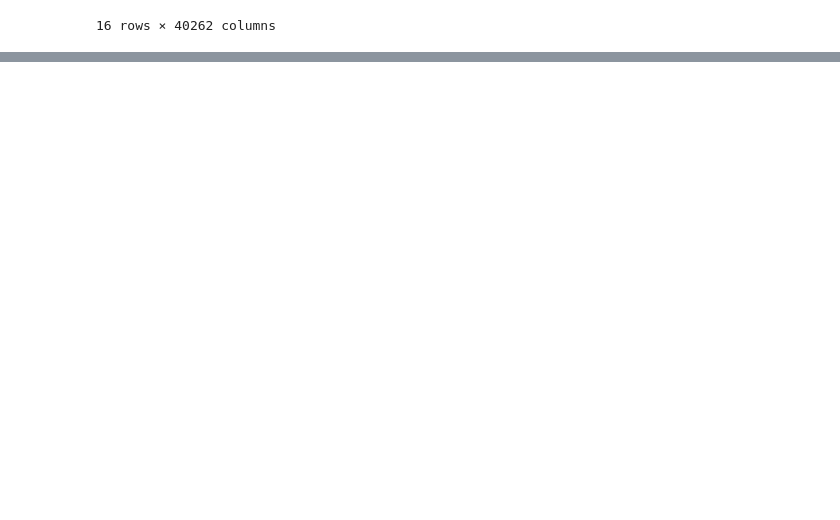
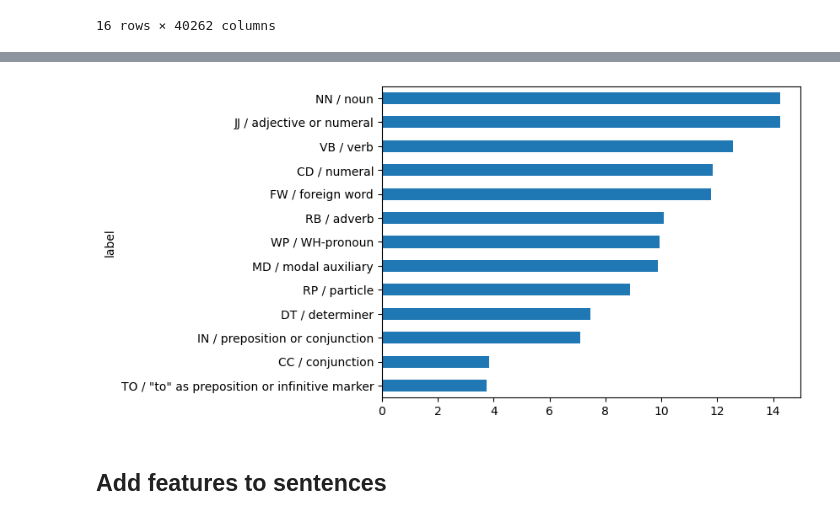
Before and after one commit to ontoligent/DS5001-2023-01-R, a Jupyter notebook: lessons/M04_NLP/M04_02_HMM.ipynb, the cells around one changed output, grey strips where cells are left out. Saved outputs shown, nothing was run; the diff lists cells and outputs as text; code cells hidden in the pictures; blank space fills up the shorter version.

```diff
--- a/lessons/M04_NLP/M04_02_HMM.ipynb
+++ b/lessons/M04_NLP/M04_02_HMM.ipynb
@@ -507,0 +546,7 @@ S.sort_values('pp').sent_str.to_list()
+# %%
+R = []
+for i, row in TEST_SENTENCES.iterrows():
+    L, P, pp, r = viterbi_mod(row.sent_str_raw, verbose=False)
+    TEST_SENTENCES.loc[i, 'pp'] = pp
+    TEST_SENTENCES.loc[i, 'r'] = r
+    R.append((L,P))
@@ -507,0 +676,4 @@ S.sort_values('pp').sent_str.to_list()
+# %%
+TEST_TOKENS = TEST_SENTENCES.sent_str.apply(lambda x: pd.Series(x.split())).stack().to_frame('token_str')
+TEST_TOKENS.index.names = ['sent_id', 'token_num']
+TEST_TOKENS['term_str'] = TEST_TOKENS.token_str.str.replace(r"[\W_]+", "", regex=True).str.lower()
@@ -507,0 +716,3 @@ S.sort_values('pp').sent_str.to_list()
+# %%
+TEST = TEST_TOKENS.groupby('sent_id', group_keys=False)\
+    .apply(lambda x: viterbi_mod2(x, x.name, False))
@@ -507,0 +729,6 @@ S.sort_values('pp').sent_str.to_list()
+# %%
+TEST_POS = TEST.groupby('tag').i.mean().to_frame('mean_i')
+TEST_POS_IDX = TEST_POS.index
+TEST_POS = TEST_POS.merge(POS_GROUP, left_on='tag', right_on='pos_group').set_index(TEST_POS_IDX)
+del(TEST_POS_IDX)
+TEST_POS['label'] = TEST_POS.index + ' /' + TEST_POS['def'].str.split(r'[,;]').str[0]
@@ -507,0 +753,6 @@ S.sort_values('pp').sent_str.to_list()
+# %%
+TEST_POS.reset_index().set_index('label').mean_i.sort_values().plot.barh();
+# %% [output]
+[figure, added]
+# %% [markdown]
+## Add features to sentences
```
Also changed, not shown: parts of 65 cells of this notebook.
